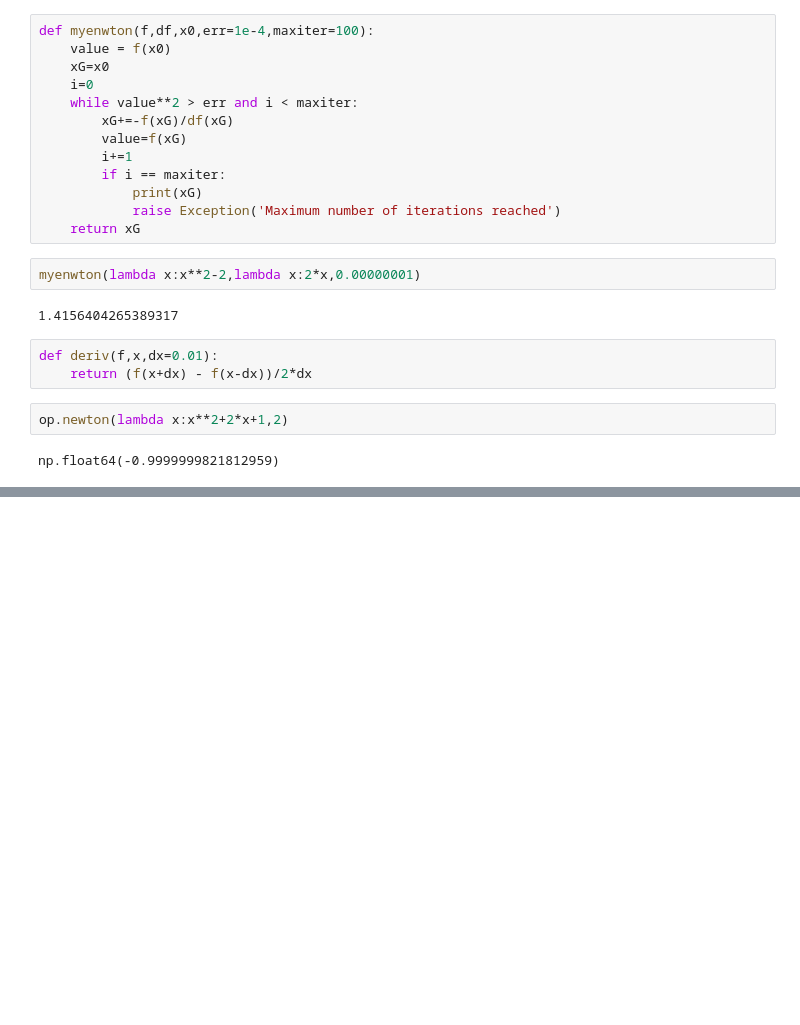
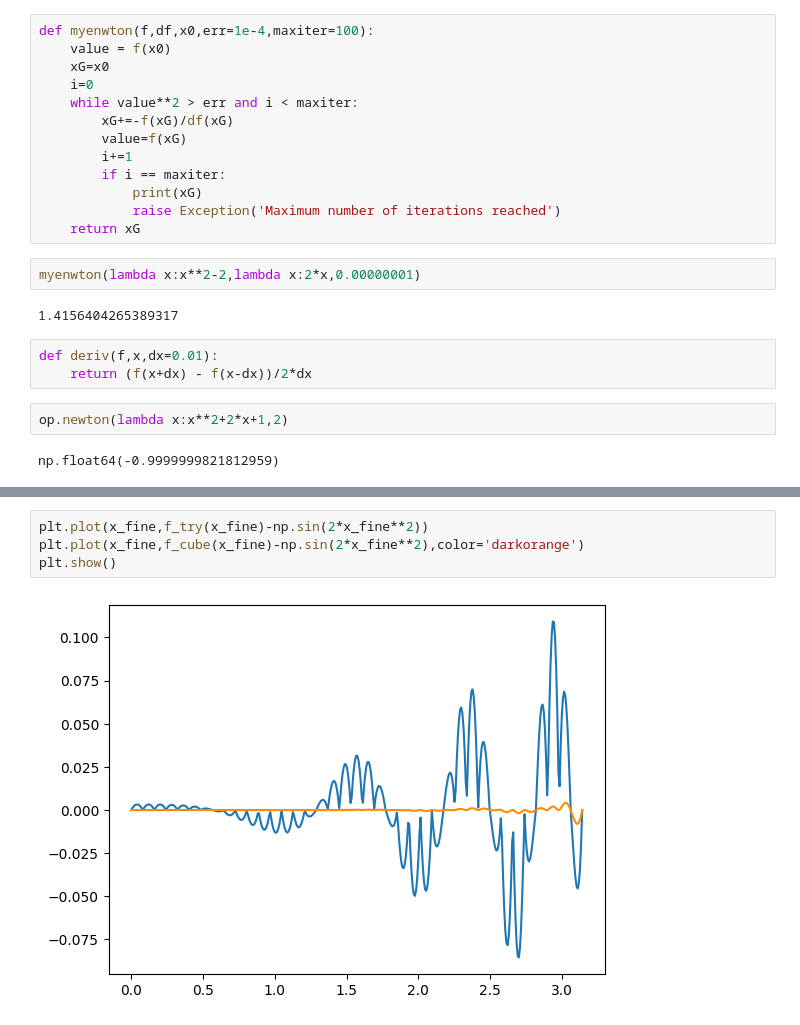
Before and after one commit to parkergeorge30/Phys41, a Jupyter notebook: SciPy.ipynb, the cells around one changed output, grey strips where cells are left out. Drawn from its saved outputs; the diff is of its cells as text; blank space fills up the shorter version.

```diff
--- a/SciPy.ipynb
+++ b/SciPy.ipynb
@@ -60,0 +91,6 @@ np.float64(-0.9999999821812959)
+# %%
+plt.plot(x_fine,f_try(x_fine)-np.sin(2*x_fine**2))
+plt.plot(x_fine,f_cube(x_fine)-np.sin(2*x_fine**2),color='darkorange')
+plt.show()
+# %% [output]
+[figure, added]
```
Also changed, not shown: parts of 16 cells of this notebook.
